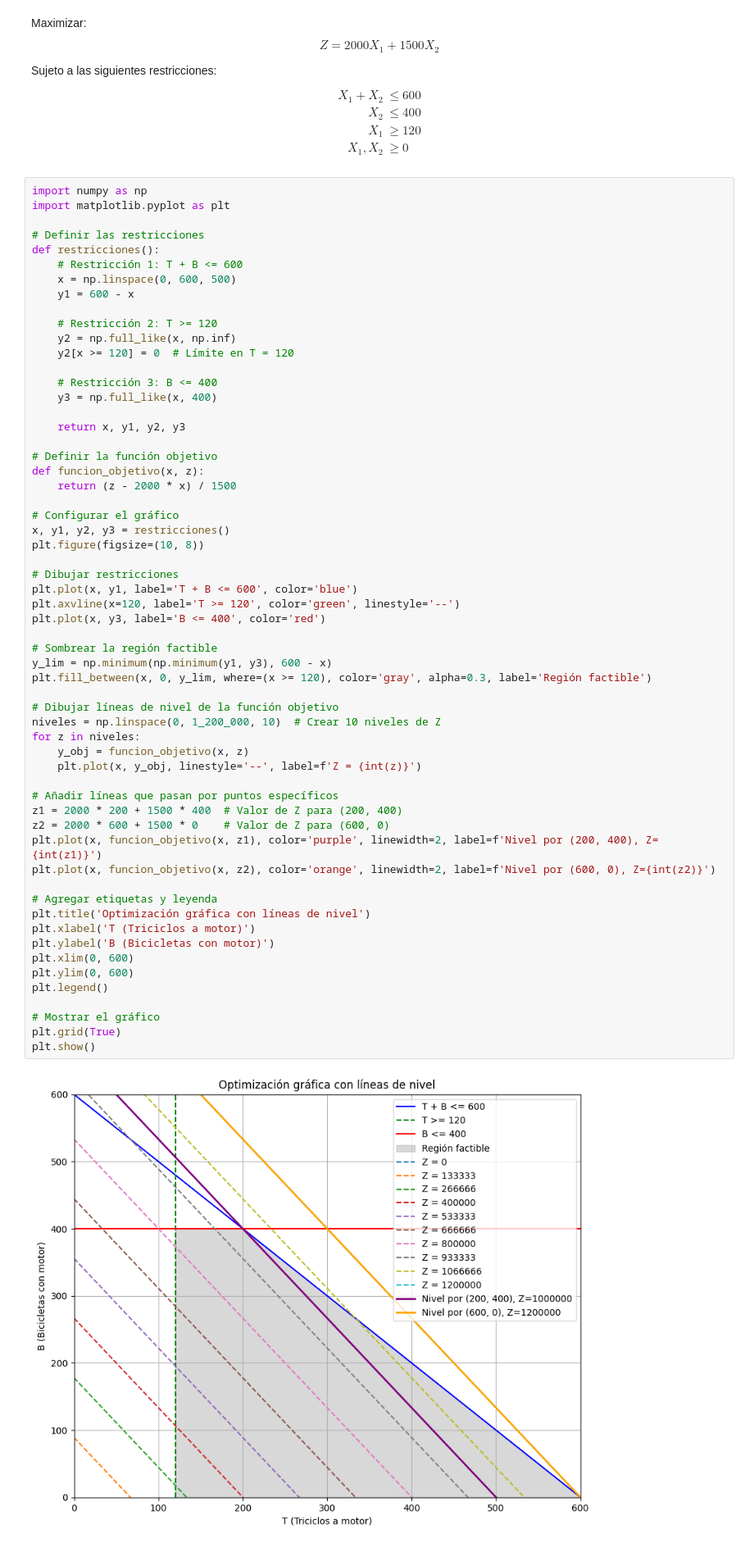
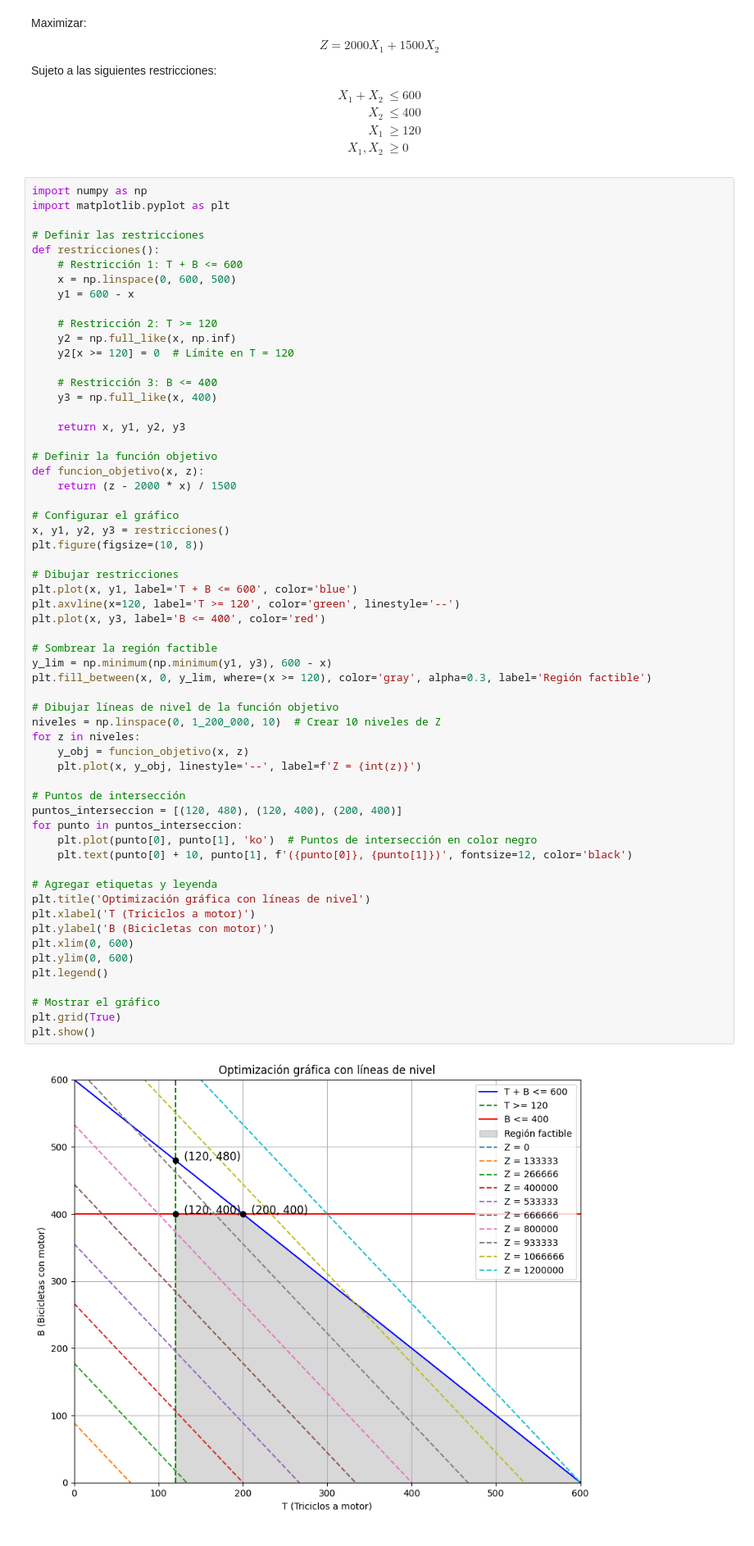
Before and after one commit to seerraa16/Investigacion_operativa, a Jupyter notebook: Problema.ipynb, the cells around one changed output. Shown at 82% size. Saved outputs shown, nothing was run; the diff lists cells and outputs as text.

```diff
--- a/Problema.ipynb
+++ b/Problema.ipynb
@@ -305,36 +305,36 @@ x, y1, y2, y3 = restricciones()
 plt.figure(figsize=(10, 8))
 
 # Dibujar restricciones
 plt.plot(x, y1, label='T + B <= 600', color='blue')
 plt.axvline(x=120, label='T >= 120', color='green', linestyle='--')
 plt.plot(x, y3, label='B <= 400', color='red')
 
 # Sombrear la región factible
 y_lim = np.minimum(np.minimum(y1, y3), 600 - x)
 plt.fill_between(x, 0, y_lim, where=(x >= 120), color='gray', alpha=0.3, label='Región factible')
 
 # Dibujar líneas de nivel de la función objetivo
 niveles = np.linspace(0, 1_200_000, 10)  # Crear 10 niveles de Z
 for z in niveles:
     y_obj = funcion_objetivo(x, z)
     plt.plot(x, y_obj, linestyle='--', label=f'Z = {int(z)}')
 
-# Añadir líneas que pasan por puntos específicos
-z1 = 2000 * 200 + 1500 * 400  # Valor de Z para (200, 400)
-z2 = 2000 * 600 + 1500 * 0    # Valor de Z para (600, 0)
-plt.plot(x, funcion_objetivo(x, z1), color='purple', linewidth=2, label=f'Nivel por (200, 400), Z={int(z1)}')
-plt.plot(x, funcion_objetivo(x, z2), color='orange', linewidth=2, label=f'Nivel por (600, 0), Z={int(z2)}')
+# Puntos de intersección
+puntos_interseccion = [(120, 480), (120, 400), (200, 400)]
+for punto in puntos_interseccion:
+    plt.plot(punto[0], punto[1], 'ko')  # Puntos de intersección en color negro
+    plt.text(punto[0] + 10, punto[1], f'({punto[0]}, {punto[1]})', fontsize=12, color='black')
 
 # Agregar etiquetas y leyenda
 plt.title('Optimización gráfica con líneas de nivel')
 plt.xlabel('T (Triciclos a motor)')
 plt.ylabel('B (Bicicletas con motor)')
 plt.xlim(0, 600)
 plt.ylim(0, 600)
 plt.legend()
 
 # Mostrar el gráfico
 plt.grid(True)
 plt.show()
 # %% [output]
-[figure, old version]
+[figure, new version]
```
Also changed, not shown: parts of 1 cell of this notebook.
